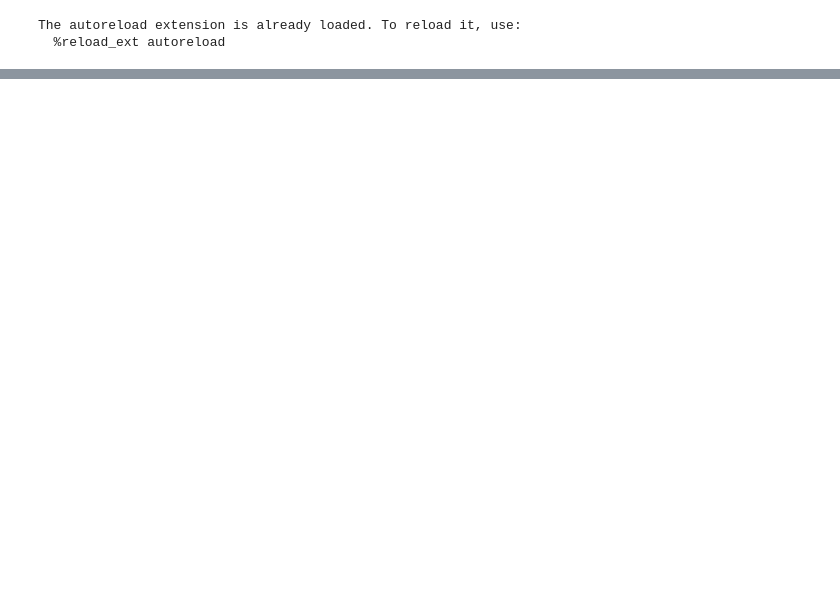
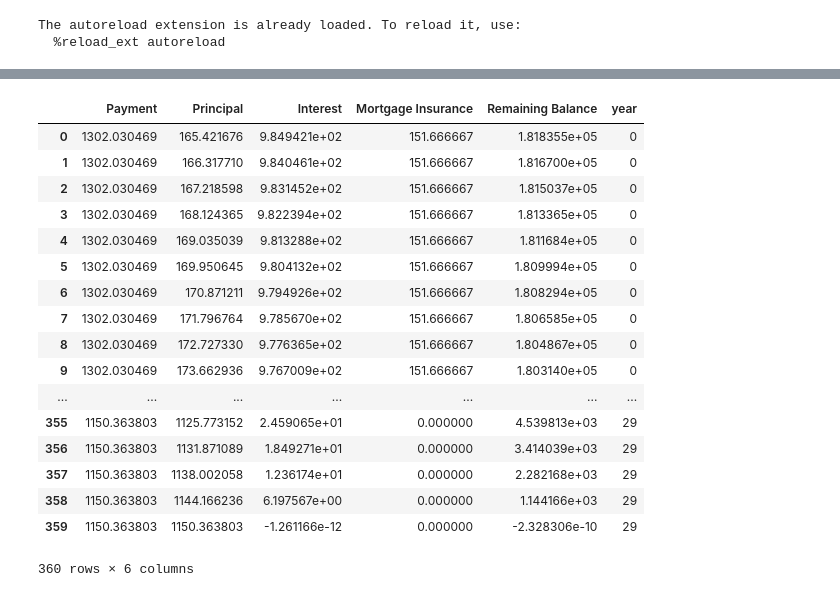
Before and after one commit to RupertDodkins/real_estate, a Jupyter notebook: scripts/mutliplot_view.ipynb, the cells around one changed output, grey strips where cells are left out. Saved outputs shown, nothing was run; the diff lists cells and outputs as text; code cells hidden in the pictures; blank space fills up the shorter version.

```diff
--- a/scripts/mutliplot_view.ipynb
+++ b/scripts/mutliplot_view.ipynb
@@ -68,0 +165,45 @@ plot_timeseries(['Total Annual Cashflow',
+# %%
+purchase_price = 200e3
+downpayment = 20e3
+rehab_cost = 25e3
+after_repair_value = 225e3
+value_appreciation = 0.06
+rent_appreciation = 0.03
+opex_inflation = 0.03
+
+acq_yearly_interest = 0.065
+mortgage_years = 30
+rehab_months = 6
+yearly_taxes = 2140
+yearly_insurance = 70
+
+from real_estate.metadata import Acquisition
+acq = Acquisition(
+    purchase_price=purchase_price,
+    downpayment=downpayment,
+    yearly_interest=acq_yearly_interest,
+    value_appreciation=value_appreciation,
+    yearly_taxes=yearly_taxes,
+    yearly_insurance=yearly_insurance
+    )
+# %%
+acq.mort.monthly_df
+# %% [output]
+|  | Payment | Principal | Interest | Mortgage Insurance | Remaining Balance | year |
+| 0 | 1302.030469 | 165.421676 | 9.849421e+02 | 151.666667 | 1.818355e+05 | 0 |
+| 1 | 1302.030469 | 166.317710 | 9.840461e+02 | 151.666667 | 1.816700e+05 | 0 |
+| 2 | 1302.030469 | 167.218598 | 9.831452e+02 | 151.666667 | 1.815037e+05 | 0 |
+| 3 | 1302.030469 | 168.124365 | 9.822394e+02 | 151.666667 | 1.813365e+05 | 0 |
+| 4 | 1302.030469 | 169.035039 | 9.813288e+02 | 151.666667 | 1.811684e+05 | 0 |
+| 5 | 1302.030469 | 169.950645 | 9.804132e+02 | 151.666667 | 1.809994e+05 | 0 |
+| 6 | 1302.030469 | 170.871211 | 9.794926e+02 | 151.666667 | 1.808294e+05 | 0 |
+| 7 | 1302.030469 | 171.796764 | 9.785670e+02 | 151.666667 | 1.806585e+05 | 0 |
+| 8 | 1302.030469 | 172.727330 | 9.776365e+02 | 151.666667 | 1.804867e+05 | 0 |
+| 9 | 1302.030469 | 173.662936 | 9.767009e+02 | 151.666667 | 1.803140e+05 | 0 |
+| ... | ... | ... | ... | ... | ... | ... |
+| 355 | 1150.363803 | 1125.773152 | 2.459065e+01 | 0.000000 | 4.539813e+03 | 29 |
+| 356 | 1150.363803 | 1131.871089 | 1.849271e+01 | 0.000000 | 3.414039e+03 | 29 |
+| 357 | 1150.363803 | 1138.002058 | 1.236174e+01 | 0.000000 | 2.282168e+03 | 29 |
+| 358 | 1150.363803 | 1144.166236 | 6.197567e+00 | 0.000000 | 1.144166e+03 | 29 |
+| 359 | 1150.363803 | 1150.363803 | -1.261166e-12 | 0.000000 | -2.328306e-10 | 29 |
+360 rows × 6 columns
```
Also changed, not shown: parts of 16 cells of this notebook, 5 other files.
